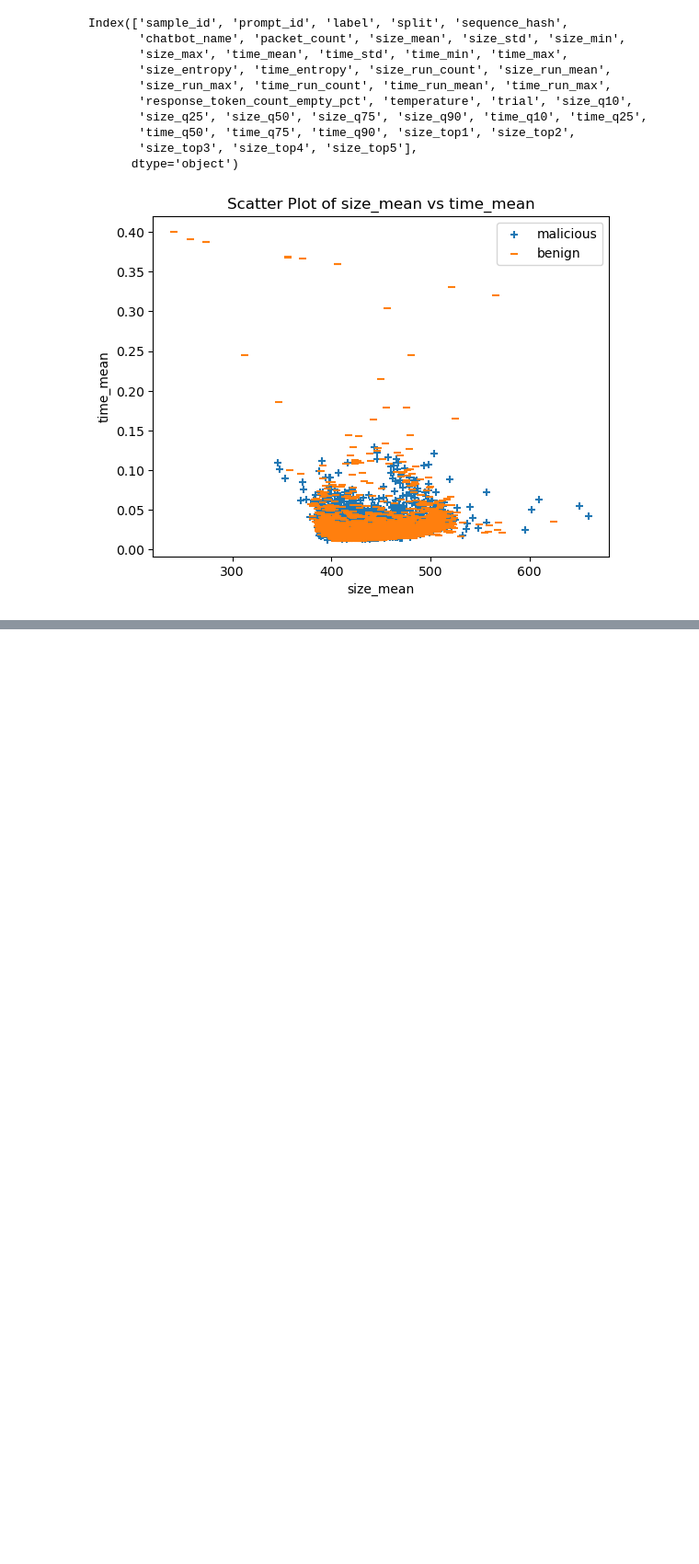
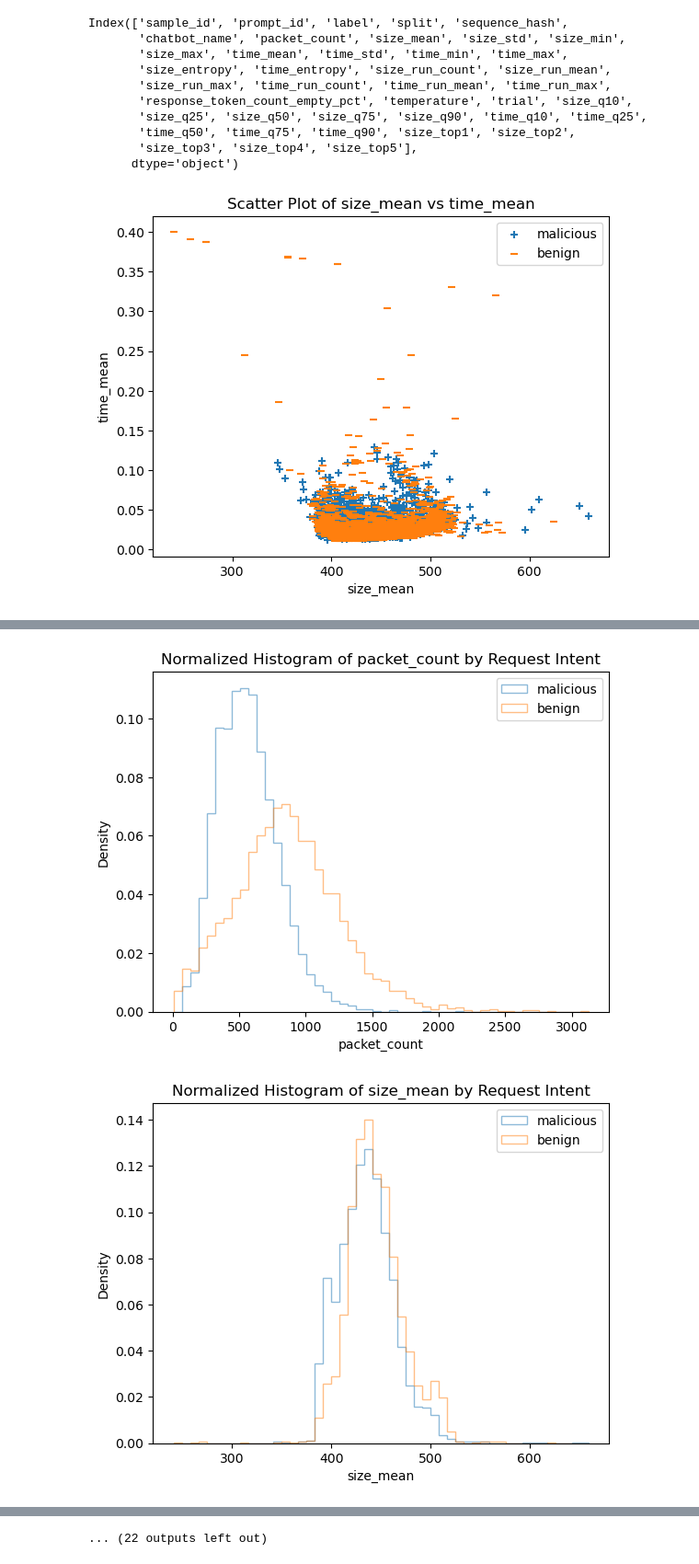
Before and after one commit to Supernova-45/GPTIntent, a Jupyter notebook: analysis/data_plotting.ipynb, the cells around one changed output, grey strips where cells are left out. Shown at 92% size. Saved outputs shown, nothing was run; the diff lists cells and outputs as text; code cells hidden in the pictures; blank space fills up the shorter version.

Commit message:
Update data plotting notebook

```diff
--- a/analysis/data_plotting.ipynb
+++ b/analysis/data_plotting.ipynb
@@ -113,6 +113,11 @@ plot_scatter('size_mean', 'time_mean')
 # %% [output]
 [figure]
 # %%
-plot_histogram('size_mean')
-plot_histogram('time_mean', bins=100)
-plot_histogram('time_max', bins=200, plot_lim=(0.3,1))
+features = ['packet_count', 'size_mean', 'size_std', 'size_min',
+       'size_max', 'time_mean', 'time_std', 'time_min', 'time_max',
+       'size_entropy', 'time_entropy', 'size_run_count', 'size_run_mean',
+       'size_run_max', 'time_run_count', 'time_run_mean', 'time_run_max',
+       'response_token_count_empty_pct', 'temperature', 'size_q10',
+       'size_q25', 'size_q50', 'size_q75', 'size_q90', 'time_q10', 'time_q25',
+       'time_q50', 'time_q75', 'time_q90', 'size_top1', 'size_top2',
+       'size_top3', 'size_top4', 'size_top5']
@@ -122,0 +124,6 @@ plot_histogram('time_max', bins=200, plot_lim=(0.3,1))
+# %%
+for feature in features:
+    plot_histogram(feature)
+# %% [output]
+[figure, added]
+[figure, added]
@@ -122,0 +140 @@ plot_histogram('time_max', bins=200, plot_lim=(0.3,1))
+... (22 outputs left out)
```
Also changed, not shown: parts of 3 cells of this notebook.
